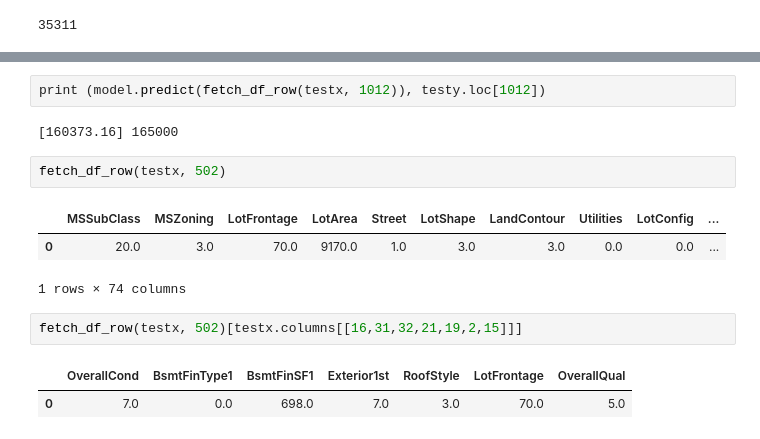
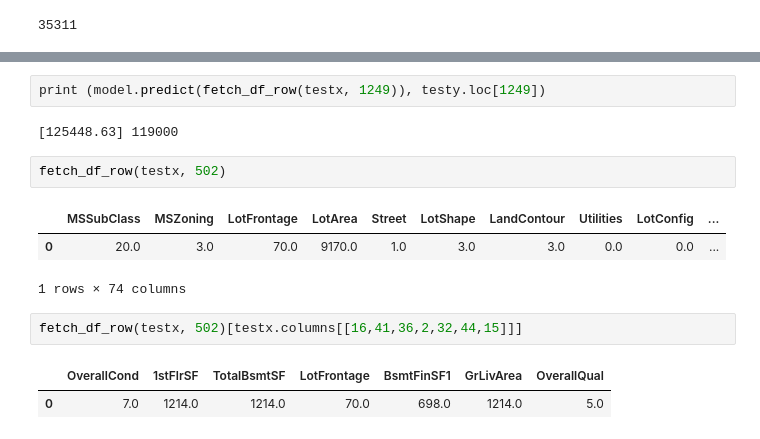
Before and after one commit to mayoor/stats-ml-exps, a Jupyter notebook: Model_explanation_Housing.ipynb, the cells around one changed output, grey strips where cells are left out. Drawn from its saved outputs; the diff is of its cells as text.

```diff
--- a/Model_explanation_Housing.ipynb
+++ b/Model_explanation_Housing.ipynb
@@ -179,7 +179,7 @@ print (model.predict(fetch_df_row(testx, 502)), testy.loc[502])
 # %%
-print (model.predict(fetch_df_row(testx, 1012)), testy.loc[1012])
+print (model.predict(fetch_df_row(testx, 1249)), testy.loc[1249])
 # %% [output]
-[160373.16] 165000
+[125448.63] 119000
 # %%
 fetch_df_row(testx, 502)
 # %% [output]
@@ -187,10 +187,10 @@ fetch_df_row(testx, 502)
 | 0 | 20.0 | 3.0 | 70.0 | 9170.0 | 1.0 | 3.0 | 3.0 | 0.0 | 0.0 | ... |
 1 rows × 74 columns
 # %%
-fetch_df_row(testx, 502)[testx.columns[[16,31,32,21,19,2,15]]]
+fetch_df_row(testx, 502)[testx.columns[[16,41,36,2,32,44,15]]]
 # %% [output]
-|  | OverallCond | BsmtFinType1 | BsmtFinSF1 | Exterior1st | RoofStyle | LotFrontage | OverallQual |
-| 0 | 7.0 | 0.0 | 698.0 | 7.0 | 3.0 | 70.0 | 5.0 |
+|  | OverallCond | 1stFlrSF | TotalBsmtSF | LotFrontage | BsmtFinSF1 | GrLivArea | OverallQual |
+| 0 | 7.0 | 1214.0 | 1214.0 | 70.0 | 698.0 | 1214.0 | 5.0 |
 # %%
 eli5.xgboost.explain_prediction_xgboost(model, doc=fetch_df_row(testx, 502))
 # %% [output]
```
Also changed, not shown: parts of 17 cells of this notebook, 1 other file.
